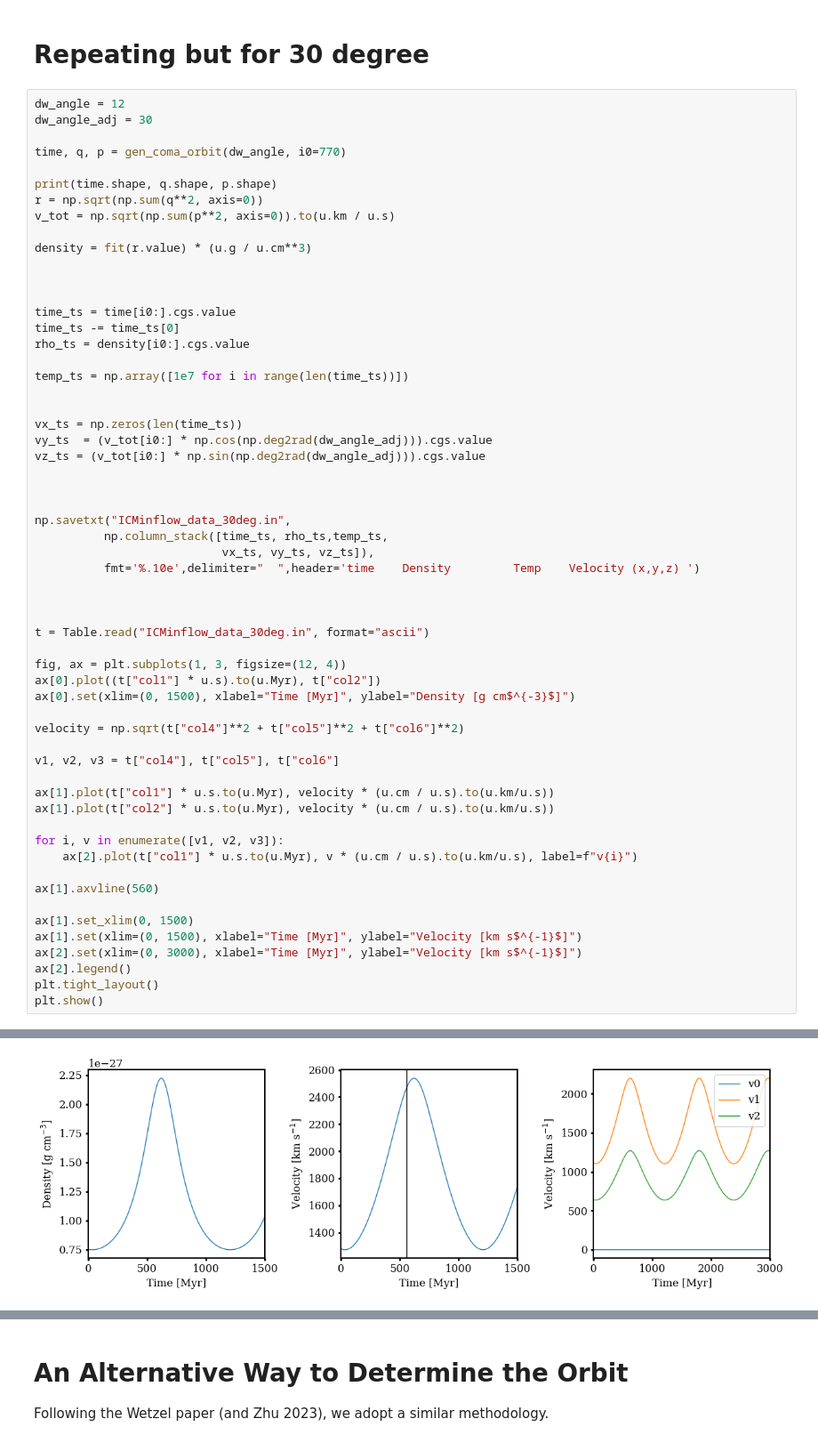
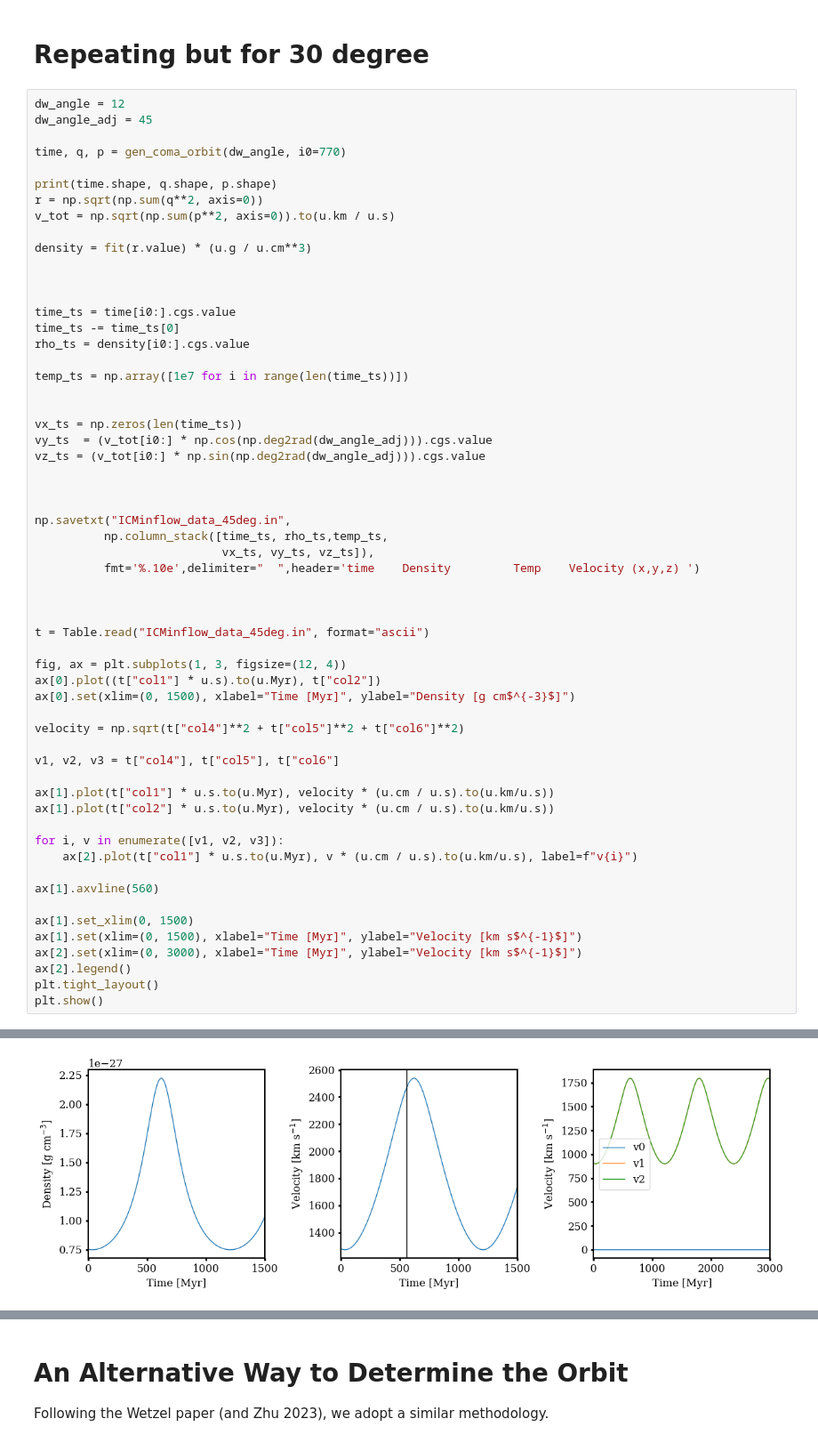
Before and after one commit to HSouch/galarp, a Jupyter notebook: paper/create_icminflow.ipynb, the cells around one changed output, grey strips where cells are left out. Shown at 89% size. Saved outputs shown, nothing was run; the diff lists cells and outputs as text.

```diff
--- a/paper/create_icminflow.ipynb
+++ b/paper/create_icminflow.ipynb
@@ -325,7 +324,7 @@ FileNotFoundError: [Errno 2] No such file or directory: 'ICMinflow_data.in'
 # Repeating but for 30 degree
 # %%
 dw_angle = 12
-dw_angle_adj = 30
+dw_angle_adj = 45
 
 time, q, p = gen_coma_orbit(dw_angle, i0=770)
 
@@ -350,37 +349,37 @@ vz_ts = (v_tot[i0:] * np.sin(np.deg2rad(dw_angle_adj))).cgs.value
 
 
 
-np.savetxt("ICMinflow_data_30deg.in",
+np.savetxt("ICMinflow_data_45deg.in",
           np.column_stack([time_ts, rho_ts,temp_ts,
                            vx_ts, vy_ts, vz_ts]),
           fmt='%.10e',delimiter="  ",header='time    Density         Temp    Velocity (x,y,z) ')
 
 
 
-t = Table.read("ICMinflow_data_30deg.in", format="ascii")
+t = Table.read("ICMinflow_data_45deg.in", format="ascii")
 
 fig, ax = plt.subplots(1, 3, figsize=(12, 4))
 ax[0].plot((t["col1"] * u.s).to(u.Myr), t["col2"])
 ax[0].set(xlim=(0, 1500), xlabel="Time [Myr]", ylabel="Density [g cm$^{-3}$]")
 
 velocity = np.sqrt(t["col4"]**2 + t["col5"]**2 + t["col6"]**2)
 
 v1, v2, v3 = t["col4"], t["col5"], t["col6"]
 
 ax[1].plot(t["col1"] * u.s.to(u.Myr), velocity * (u.cm / u.s).to(u.km/u.s))
 ax[1].plot(t["col2"] * u.s.to(u.Myr), velocity * (u.cm / u.s).to(u.km/u.s))
 
 for i, v in enumerate([v1, v2, v3]):
     ax[2].plot(t["col1"] * u.s.to(u.Myr), v * (u.cm / u.s).to(u.km/u.s), label=f"v{i}")
 
 ax[1].axvline(560)
 
 ax[1].set_xlim(0, 1500)
 ax[1].set(xlim=(0, 1500), xlabel="Time [Myr]", ylabel="Velocity [km s$^{-1}$]")
 ax[2].set(xlim=(0, 3000), xlabel="Time [Myr]", ylabel="Velocity [km s$^{-1}$]")
 ax[2].legend()
 plt.tight_layout()
 plt.show()
 # %% [output]
 (9232,) (3, 9232) (3, 9232)
-[figure, old version]
+[figure, new version]
```
Also changed, not shown: parts of 3 cells of this notebook, 2 other files.
